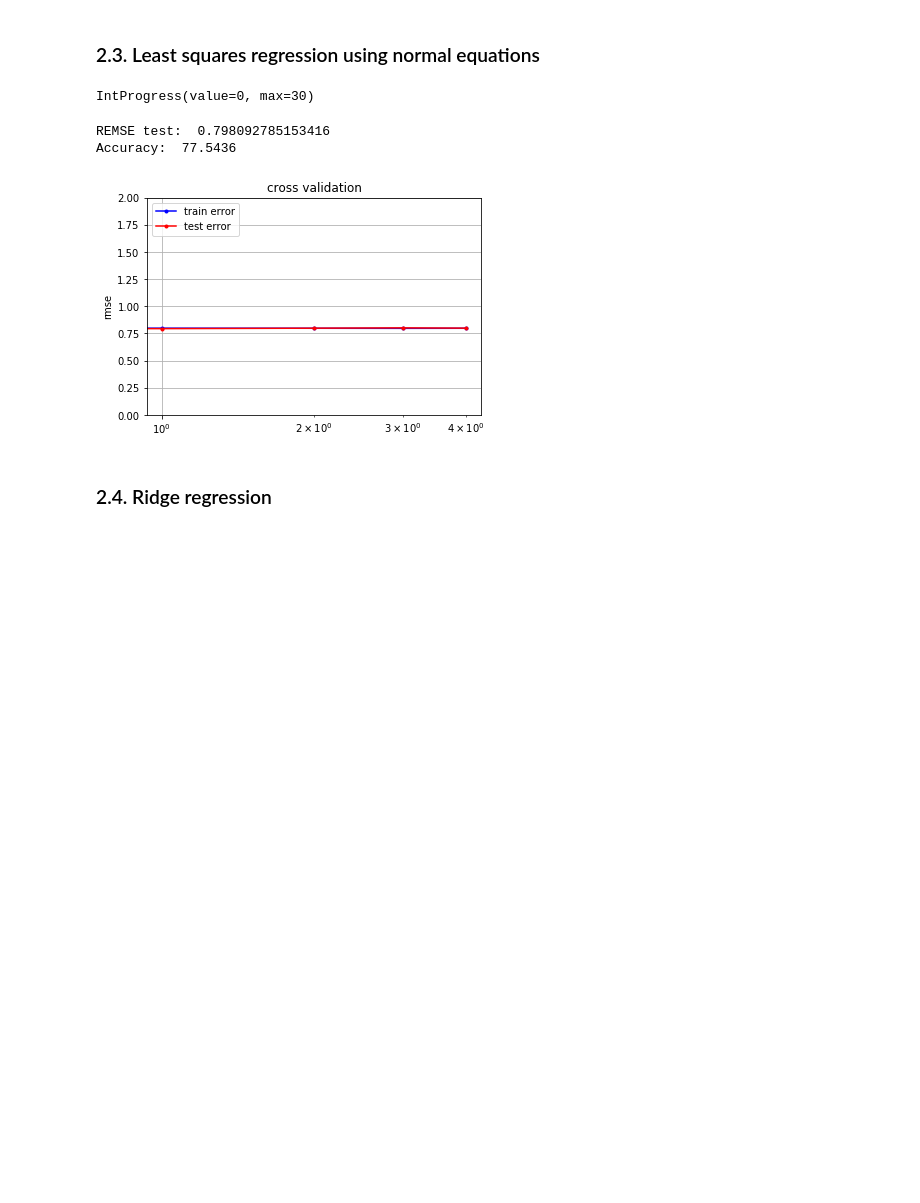
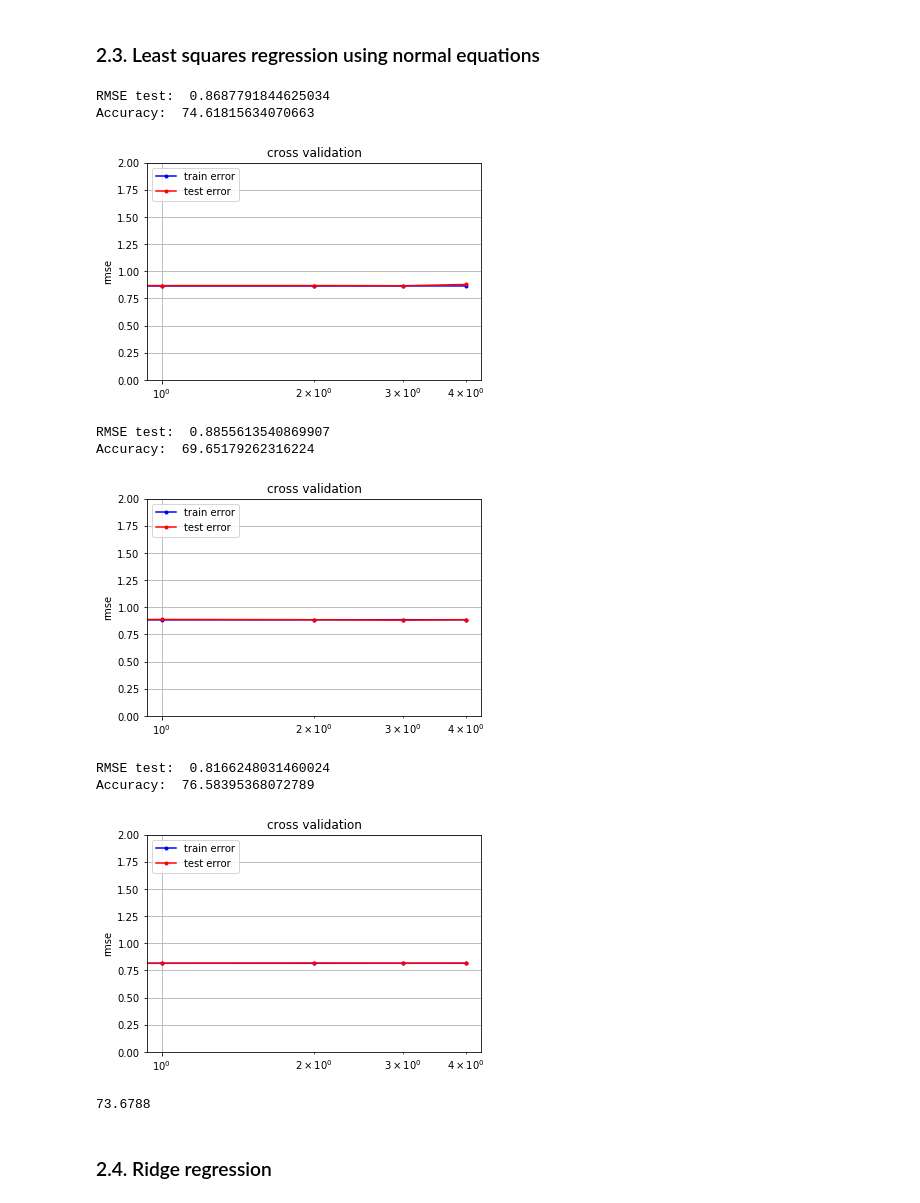
Before and after one commit to dpetresc/ML_Project, a Jupyter notebook: project.ipynb, the cells around one changed output. Drawn from its saved outputs; the diff is of its cells as text; code cells hidden in the pictures; blank space fills up the shorter version.

```diff
--- a/project.ipynb
+++ b/project.ipynb
@@ -59,12 +97,28 @@ Accuracy:  76.0628
 # %%
 gamma = 0.01
 max_iters = 500
-cross_validation_demo(y, X, least_squares)
+
+weights = []
+for i in range(len(dict_mask_jets_train)):
+    gamma = 0.01
+    max_iters = 500
+    w = cross_validation_demo(y[dict_mask_jets_train[i]], X[i], least_squares)
+    weights.append(w)
 # %% [output]
-IntProgress(value=0, max=30)
+RMSE test:  0.8687791844625034
+Accuracy:  74.61815634070663
+[figure, new version]
-REMSE test:  0.798092785153416
-Accuracy:  77.5436
+RMSE test:  0.8855613540869907
+Accuracy:  69.65179262316224
-[figure, old version]
+[figure, added]
+RMSE test:  0.8166248031460024
+Accuracy:  76.58395368072789
+[figure, added]
+# %%
+accuracy = find_accuracy_linear(y, X, dict_mask_jets_train, weights)
+print(accuracy)
+# %% [output]
+73.6788
 # %% [markdown]
 ### 2.4. Ridge regression
 # %%
```
Also changed, not shown: parts of 16 cells of this notebook, 19 other files.
